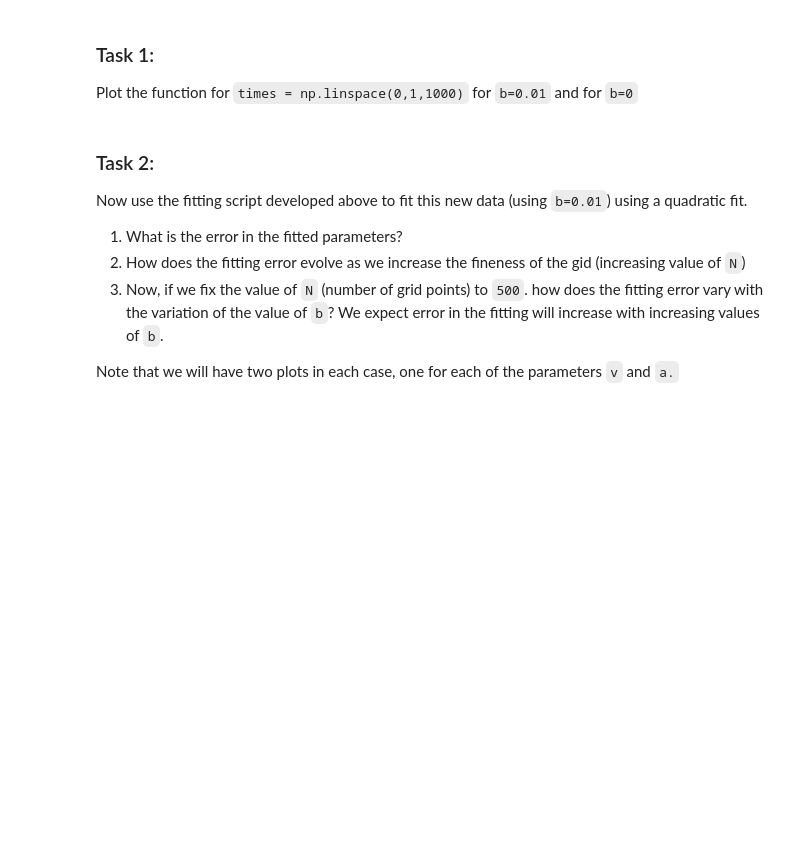
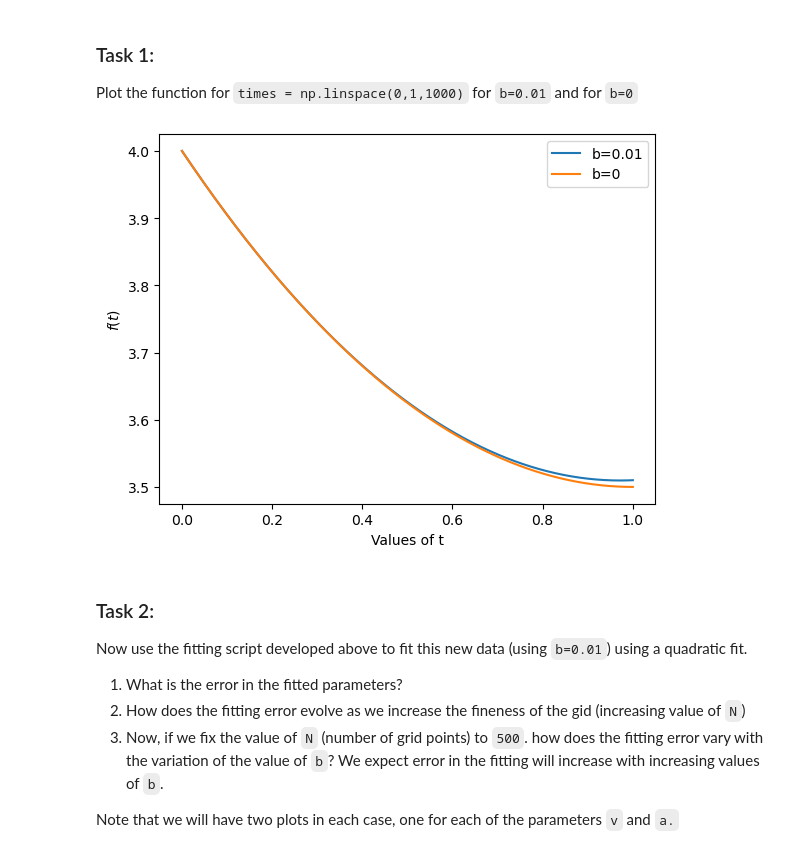
Before and after one commit to bblitz1/practice_codes, a Jupyter notebook: polynomial_fit/work_practice.ipynb, the cells around one changed output. Saved outputs shown, nothing was run; the diff lists cells and outputs as text; code cells hidden in the pictures; blank space fills up the shorter version.

```diff
--- a/polynomial_fit/work_practice.ipynb
+++ b/polynomial_fit/work_practice.ipynb
@@ -19,5 +19,7 @@ N = 500
 t = np.linspace(0, 1, 1000)
 #x_vals_true = polynomial(t)
 obj = Polynomial(t)
-fitted_a_vals, fitted_v_vals, rms_vals, a_grid_val, v_grid_val = Polynomial.fitting(-2, 2, -4, 4, N)
+fitted_a_vals, fitted_v_vals, rms_vals, a_grid_val, v_grid_val = obj.fitting(-2,2,-4,4,500)
+
+#fitted_a_vals, fitted_v_vals, rms_vals, a_grid_val, v_grid_val = Polynomial.fitting(-2, 2, -4, 4, N)
 #fitted_a_vals, fitted_v_vals, rms_vals, a_grid_val, v_grid_val = fitting(t, -2, 2, -4, 4, N, x_vals_true)
@@ -80,12 +82,14 @@ Thus far we have assumed that the polynomial function we are trying to fit has t
 Plot the function for `times = np.linspace(0,1,1000)` for `b=0.01` and for `b=0`
 # %%
 times = np.linspace(0,1,1000)
-plt.plot(times, polynomial(times, v=-1, a=1, b=0.01), label = "b=0.01")
-plt.plot(times, polynomial(times, v=-1, a=1, b=0), label = "b=0")
+plt.plot(times, obj.create(v=-1, a=1, b=0.01), label = "b=0.01")
+plt.plot(times, obj.create(v=-1, a=1, b=0), label = "b=0")
 plt.xlabel('Values of t')
 plt.ylabel('$f(t)$')
 plt.legend()
 plt.show()
+# %% [output]
+[figure, added]
 # %% [markdown]
 ### Task 2:
 Now use the fitting script developed above to fit this new data (using `b=0.01`) using a quadratic fit.
```
Also changed, not shown: parts of 2 cells of this notebook, 1 other file.
